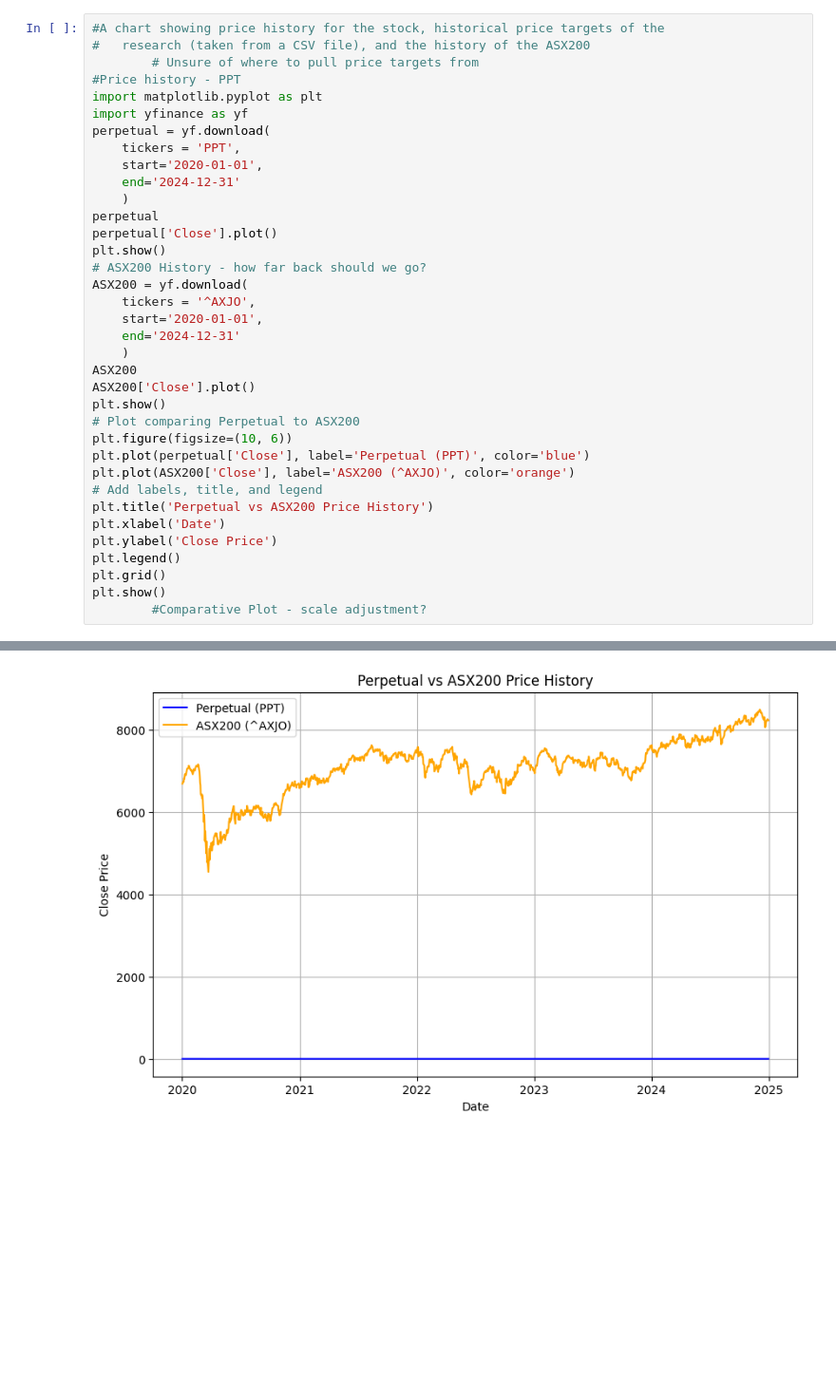
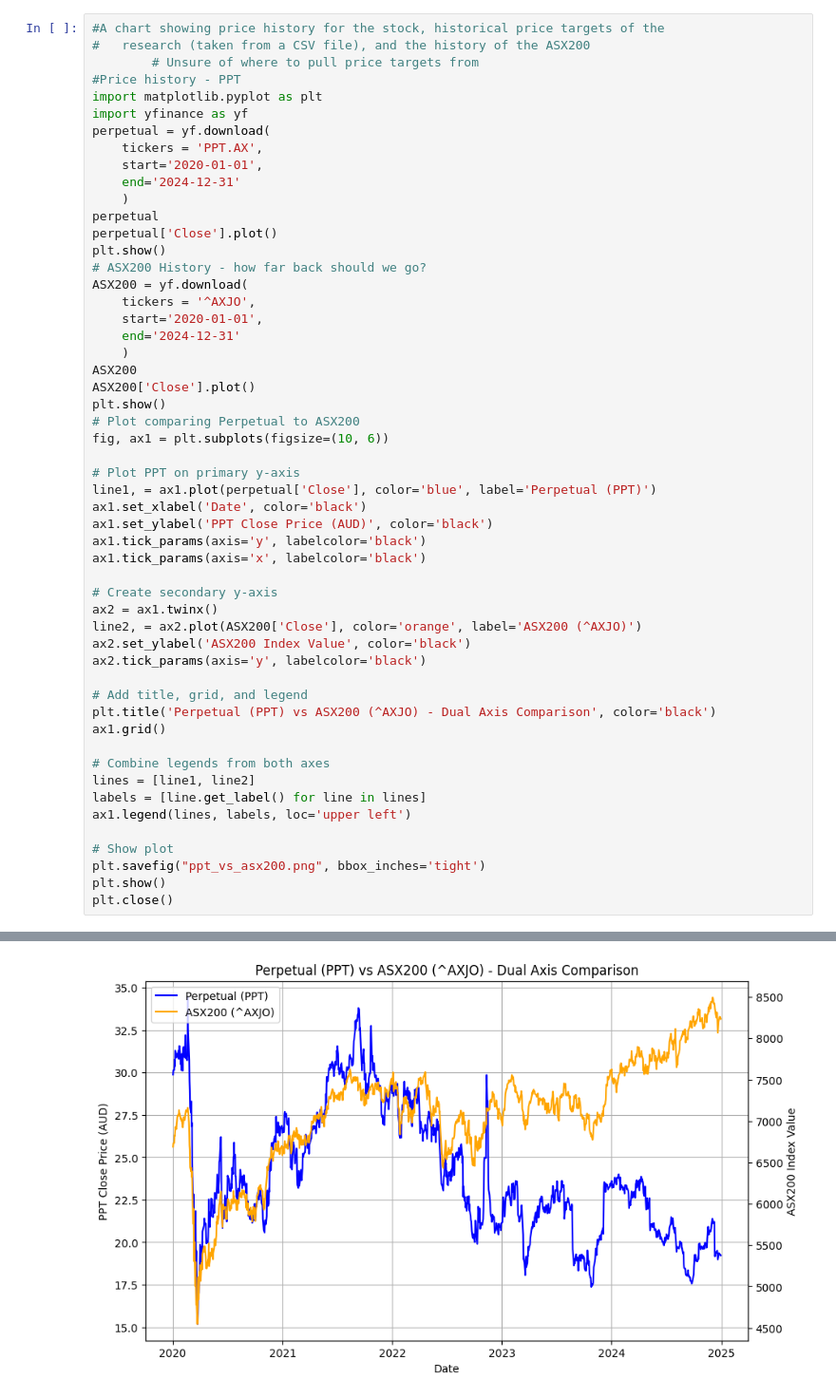
Before and after one commit to Kani5525/analyst_report, a Jupyter notebook: Charts.ipynb, the cells around one changed output, grey strips where cells are left out. Shown at 95% size. Drawn from its saved outputs; the diff is of its cells as text; blank space fills up the shorter version.

```diff
--- a/Charts.ipynb
+++ b/Charts.ipynb
@@ -6,7 +6,7 @@
 import matplotlib.pyplot as plt
 import yfinance as yf
 perpetual = yf.download(
-    tickers = 'PPT',
+    tickers = 'PPT.AX',
     start='2020-01-01',
     end='2024-12-31'
     )
@@ -23,15 +23,32 @@ ASX200
 ASX200['Close'].plot()
 plt.show()
 # Plot comparing Perpetual to ASX200
-plt.figure(figsize=(10, 6))
-plt.plot(perpetual['Close'], label='Perpetual (PPT)', color='blue')
-plt.plot(ASX200['Close'], label='ASX200 (^AXJO)', color='orange')
-# Add labels, title, and legend
-plt.title('Perpetual vs ASX200 Price History')
-plt.xlabel('Date')
-plt.ylabel('Close Price')
-plt.legend()
-plt.grid()
+fig, ax1 = plt.subplots(figsize=(10, 6))
+
+# Plot PPT on primary y-axis
+line1, = ax1.plot(perpetual['Close'], color='blue', label='Perpetual (PPT)')
+ax1.set_xlabel('Date', color='black')
+ax1.set_ylabel('PPT Close Price (AUD)', color='black')
+ax1.tick_params(axis='y', labelcolor='black')
+ax1.tick_params(axis='x', labelcolor='black')
+
+# Create secondary y-axis
+ax2 = ax1.twinx()
+line2, = ax2.plot(ASX200['Close'], color='orange', label='ASX200 (^AXJO)')
+ax2.set_ylabel('ASX200 Index Value', color='black')
+ax2.tick_params(axis='y', labelcolor='black')
+
+# Add title, grid, and legend
+plt.title('Perpetual (PPT) vs ASX200 (^AXJO) - Dual Axis Comparison', color='black')
+ax1.grid()
+
+# Combine legends from both axes
+lines = [line1, line2]
+labels = [line.get_label() for line in lines]
+ax1.legend(lines, labels, loc='upper left')
+
+# Show plot
+plt.savefig("ppt_vs_asx200.png", bbox_inches='tight')
 plt.show()
-        #Comparative Plot - scale adjustment?
+plt.close()
 # %% [output]
@@ -42,2 +58,2 @@ YF.download() has changed argument auto_adjust default to True
 [figure]
-[figure, old version]
+[figure, new version]
```
Also changed, not shown: parts of 2 cells of this notebook, 2 other files.
